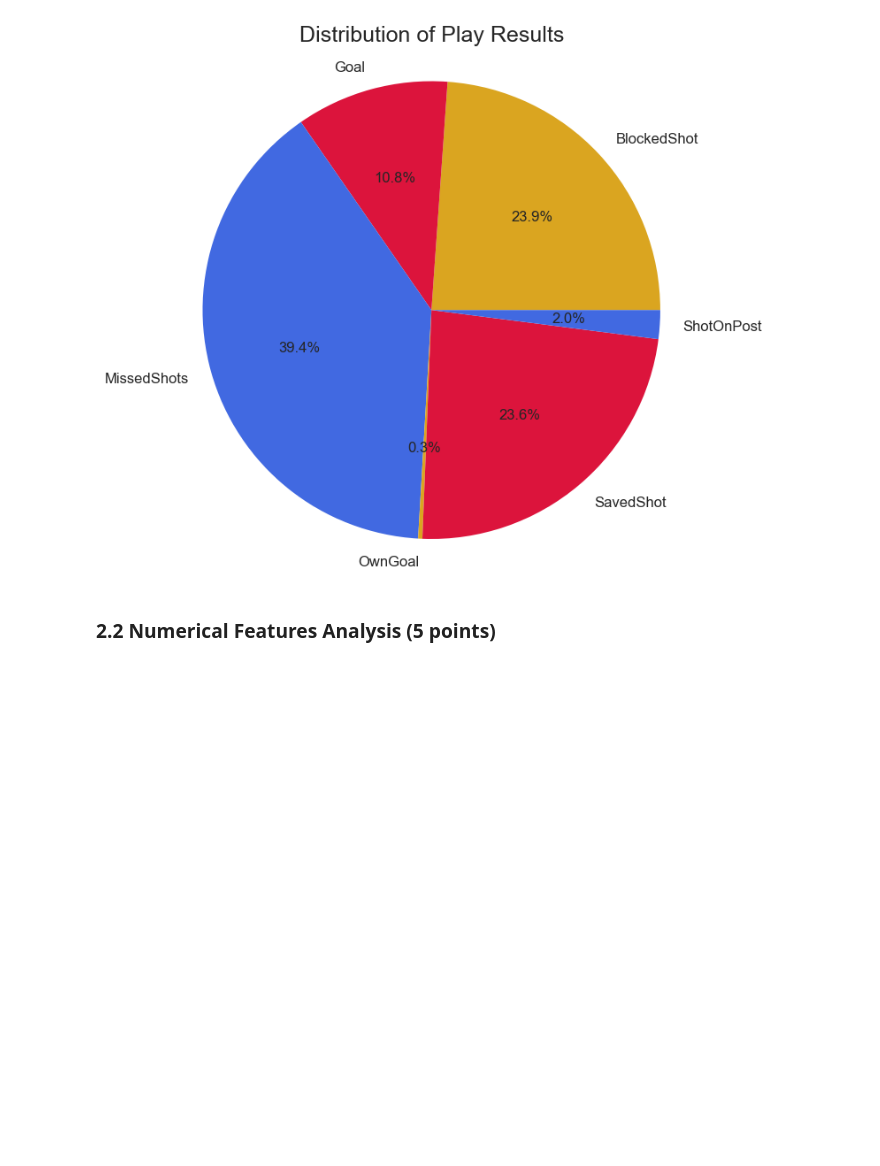
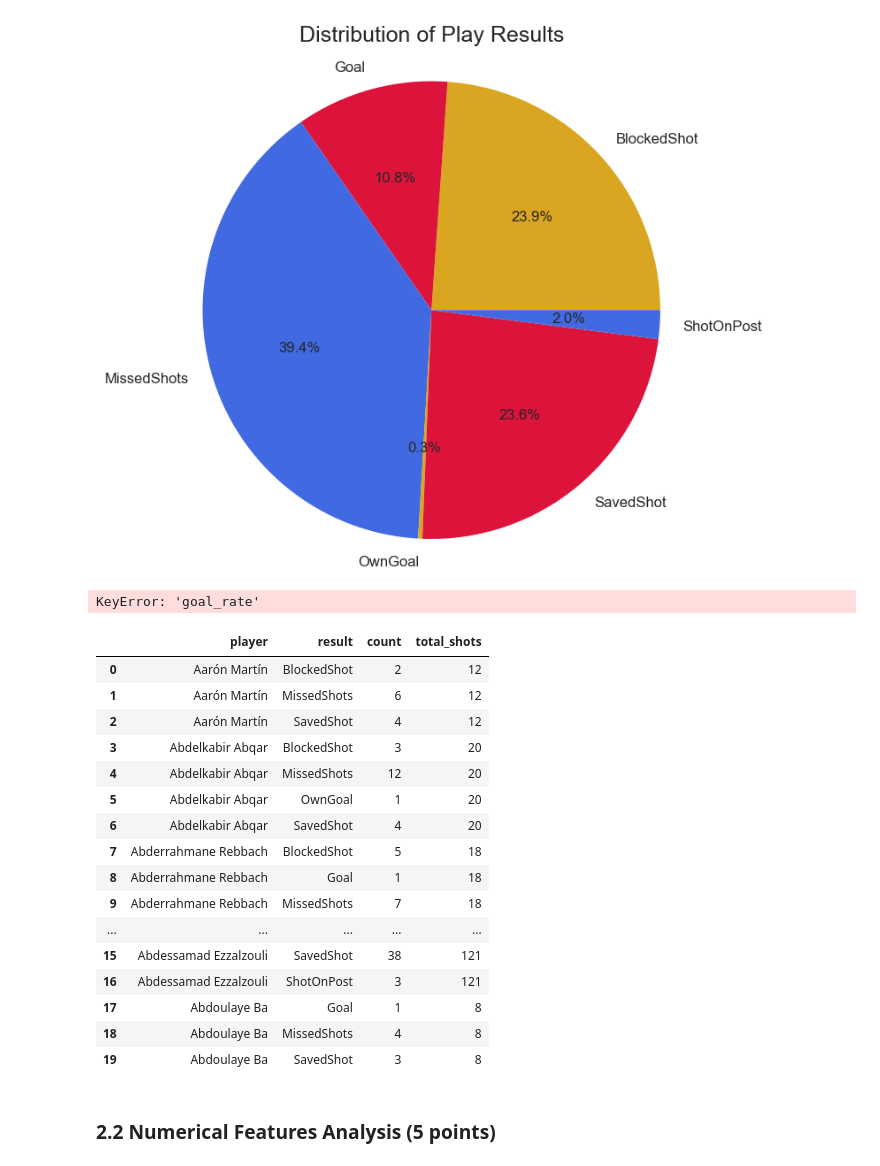
Before and after one commit to smgibson19/ds701_fa25_midterm_challenge_sports, a Jupyter notebook: LALIGA_Analysis_Challenge.ipynb, the cells around one changed output. Cells and saved outputs as stored; diff of their text form; code cells hidden in the pictures; blank space fills up the shorter version.

```diff
--- a/LALIGA_Analysis_Challenge.ipynb
+++ b/LALIGA_Analysis_Challenge.ipynb
@@ -239,3 +237,42 @@ Text(0.5, 1.3, 'Distribution of Play Results')
+# %%
+# 4. Calculate the goal conversion rate
+# goal conversion rate = (Goals ÷ Total shots) × 100 by player?
+
+df_goal_conv = df.groupby(['player', 'result']).size().reset_index()
+
+# count of each type of shot
+df_goal_conv.rename(columns={0: 'count'}, inplace= True)
+
+# total shots
+df_goal_conv['total_shots'] = df_goal_conv.groupby(['player'])['count'].transform('sum')
+
+#
+df_goal_conv['goal_rate'] = df_goal_conv['result'].apply(lambda x: x if x == 'Goal' else 0)
+
+
+df_goal_conv= df_goal_conv.assign(goal_rate = lambda x: x['count']/x['total_shots']*100)
+# %% [output]
+KeyError: 'goal_rate'
+# %%
+df_goal_conv.head(20)
+# %% [output]
+|  | player | result | count | total_shots |
+| 0 | Aarón Martín | BlockedShot | 2 | 12 |
+| 1 | Aarón Martín | MissedShots | 6 | 12 |
+| 2 | Aarón Martín | SavedShot | 4 | 12 |
+| 3 | Abdelkabir Abqar | BlockedShot | 3 | 20 |
+| 4 | Abdelkabir Abqar | MissedShots | 12 | 20 |
+| 5 | Abdelkabir Abqar | OwnGoal | 1 | 20 |
+| 6 | Abdelkabir Abqar | SavedShot | 4 | 20 |
+| 7 | Abderrahmane Rebbach | BlockedShot | 5 | 18 |
+| 8 | Abderrahmane Rebbach | Goal | 1 | 18 |
+| 9 | Abderrahmane Rebbach | MissedShots | 7 | 18 |
+| ... | ... | ... | ... | ... |
+| 15 | Abdessamad Ezzalzouli | SavedShot | 38 | 121 |
+| 16 | Abdessamad Ezzalzouli | ShotOnPost | 3 | 121 |
+| 17 | Abdoulaye Ba | Goal | 1 | 8 |
+| 18 | Abdoulaye Ba | MissedShots | 4 | 8 |
+| 19 | Abdoulaye Ba | SavedShot | 3 | 8 |
 # %% [markdown]
 ### 2.2 Numerical Features Analysis (5 points)
 # %% [markdown]
```
Also changed, not shown: parts of 1 cell of this notebook.
